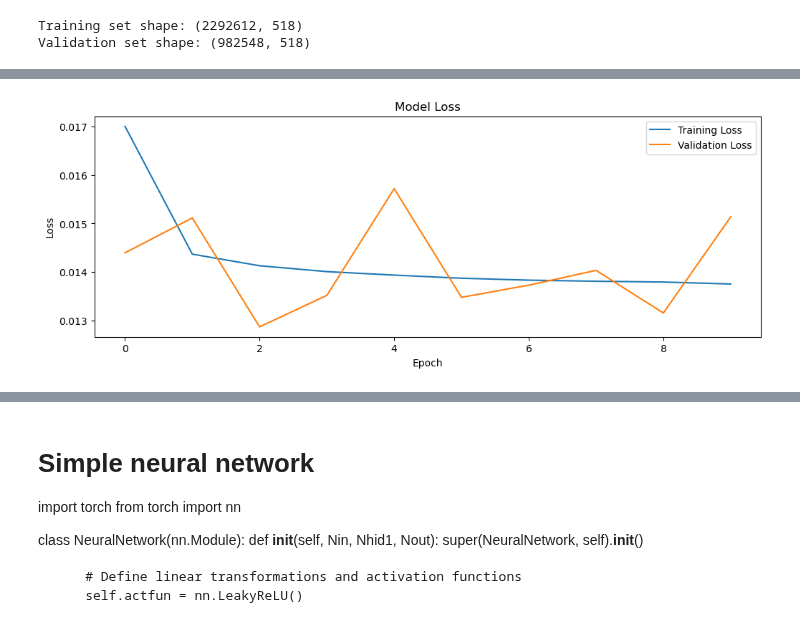
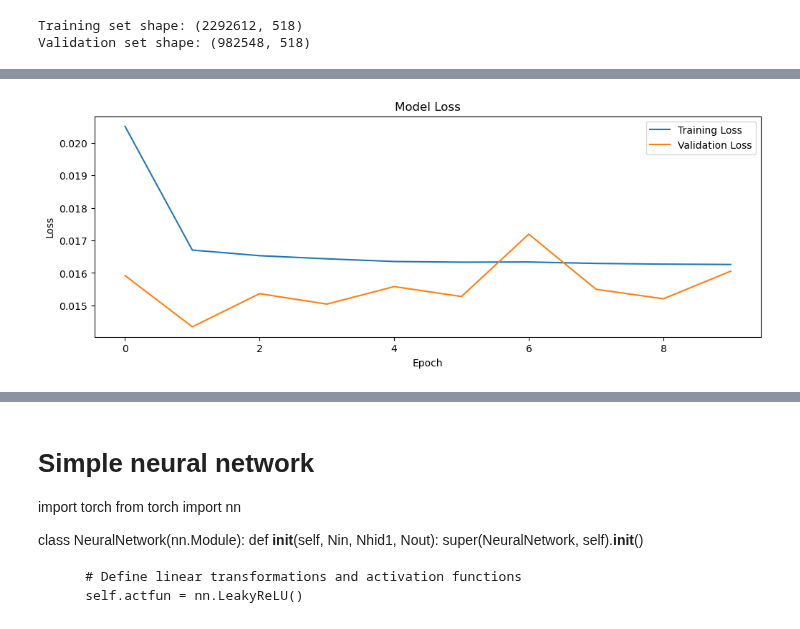
Before and after one commit to carlotalacasav/Gorrapiedra-proyecto, a Jupyter notebook: modelos_alba.ipynb, the cells around one changed output, grey strips where cells are left out. Cells and saved outputs as stored; diff of their text form; code cells hidden in the pictures.

```diff
--- a/modelos_alba.ipynb
+++ b/modelos_alba.ipynb
@@ -14,8 +14,8 @@ from tqdm import tqdm, trange
 #pth = "/Users/albam/Desktop/UNIVERSITAT/POSTGRAU/CAPSTONE_PROJECT/Gorrapiedra-proyecto/data/formated data"
 #info_stations = '/Users/albam/Desktop/UNIVERSITAT/POSTGRAU/CAPSTONE_PROJECT/Gorrapiedra-proyecto/data/info bicing/Informacio_Estacions_Bicing.csv'
 
-pth2= "C:/Users/34627/Documents/GitHub/Gorrapiedra-proyecto/data/formated data"
-info_station2= "C:/Users/34627/Documents/GitHub/Gorrapiedra-proyecto/data/info bicing/Informacio_Estacions_Bicing.csv"
+pth2= "../Gorrapiedra-proyecto/data/formated data/"
+info_station2= "../Gorrapiedra-proyecto/data/info bicing/Informacio_Estacions_Bicing.csv"
 
 
 df_20 = pd.read_csv(os.path.join(pth2, "data_2020.csv"), index_col=False, skipinitialspace=True, skip_blank_lines=True)
@@ -147,7 +151,7 @@ Successfully installed xgboost-2.0.3
 from xgboost import XGBRegressor
 from sklearn.metrics import mean_squared_error, mean_absolute_error, r2_score
 
-xgbr = XGBRegressor(n_estimators=10, learning_rate=0.01, n_jobs=4)
+xgbr = XGBRegressor(n_estimators=300, learning_rate=0.05, n_jobs=10)
 
 xgbr.fit(x_train_encoded_scal, y_train)
 
@@ -227,9 +233,10 @@ from tensorflow import keras
 from tensorflow.keras import layers
 
 lr = 1e-3
-Nhid1 = 80
-Nhid2 = 70
-Nhid3 = 60
+Nhid1 = 20
+Nhid2 = 20
+Nhid3 = 19
+Nhid4 = 19
 activ = 'relu'
 loss_f = 'mse'
 bs = 48
@@ -244,6 +251,8 @@ net = keras.Sequential([
     layers.Dropout(0.2),
     layers.Dense(Nhid3, activation=activ),
     layers.Dropout(0.2),
+    layers.Dense(Nhid4, activation=activ),
+    layers.Dropout(0.2),
     layers.Dense(1, activation='linear')
 ])
 
@@ -284,7 +293,7 @@ print(f'Test Loss: {loss:.4f}')
 
 # Plot loss
 
-title = f"Adam, {loss_f}, {lr}, {Nhid1}, {Nhid2}, {Nhid3}, Bs {bs}, Epoch_{epochs}, Final loss_{loss:.4f}"
+title = f"Adam, {loss_f}, {lr}, {Nhid1}, {Nhid2}, {Nhid3}, {Nhid4}, Bs {bs}, Epoch_{epochs}, Final loss_{loss:.4f}"
 
 plt.figure(figsize=(12, 4))
 plt.title(title)
@@ -305 +314 @@ Adam, mse, 0.001, 80, 70, 60, Bs 48, Epoch_10, Final loss_0.0151
-[figure, old version]
+[figure, new version]
```
Also changed, not shown: parts of 13 cells of this notebook, 2 other files.
